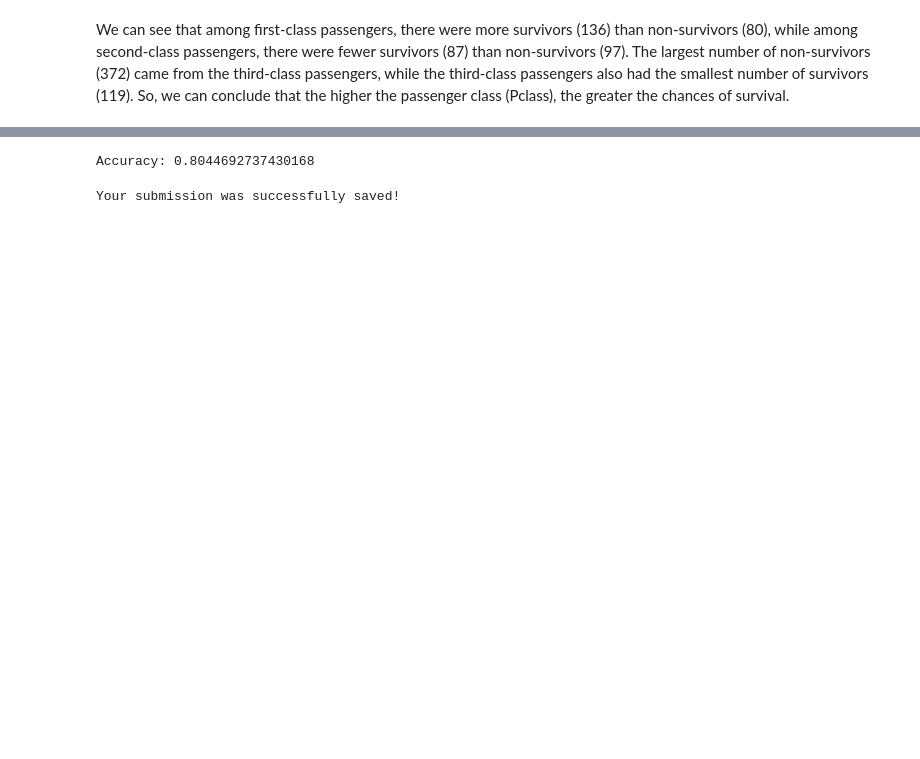
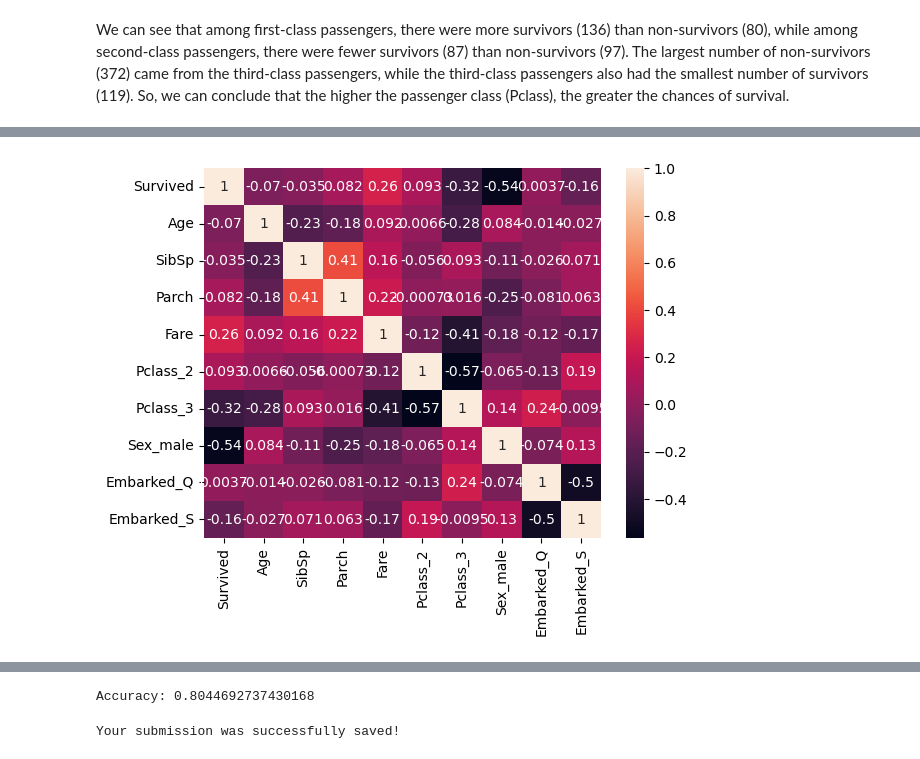
Before and after one commit to dtorresg/Kaggle-Notebooks, a Jupyter notebook: titanic/Titanic-Data-Analysis-and-Prediction.ipynb, the cells around one changed output, grey strips where cells are left out. Drawn from its saved outputs; the diff is of its cells as text; code cells hidden in the pictures; blank space fills up the shorter version.

```diff
--- a/titanic/Titanic-Data-Analysis-and-Prediction.ipynb
+++ b/titanic/Titanic-Data-Analysis-and-Prediction.ipynb
@@ -105,0 +160,33 @@ We can see that among first-class passengers, there were more survivors (136) th
+# %%
+#Data Cleaning
+def dropCols(df):
+    df.drop(['PassengerId','Name','Ticket','Cabin'],axis='columns',inplace=True)
+    return df
+
+def dataCleaning(df):
+    df["Age"].fillna(df["Age"].mean(),inplace= True)
+    df["Fare"].fillna(df["Fare"].median(),inplace= True)
+    df["Embarked"].fillna(df["Embarked"].mode(),inplace= True)
+
+
+    df = pd.get_dummies(df, columns=['Pclass'], drop_first = True)
+    df = pd.get_dummies(df, columns=['Sex'], drop_first = True)
+    df = pd.get_dummies(df, columns=['Embarked'], drop_first = True)
+    return df
+
+df_train_cleaned = dataCleaning(df_train.copy())
+df_test_cleaned  = dataCleaning(df_test.copy())
+df_train_cleaned = dropCols(df_train_cleaned)
+df_test_cleaned  = dropCols(df_test_cleaned)
+
+X_train = df_train_cleaned.drop('Survived',axis='columns')
+y_train = df_train_cleaned.Survived
+
+X_train, X_test,y_train,y_test = train_test_split(X_train,y_train,test_size = .2)
+# %%
+train_corr = df_train_cleaned.corr()
+#mask = np.triu(np.ones_like(train_corr, dtype=bool))
+sns.heatmap(data=train_corr,annot=True)
+plt.show()
+# %% [output]
+[figure, added]
```
Also changed, not shown: parts of 26 cells of this notebook.
